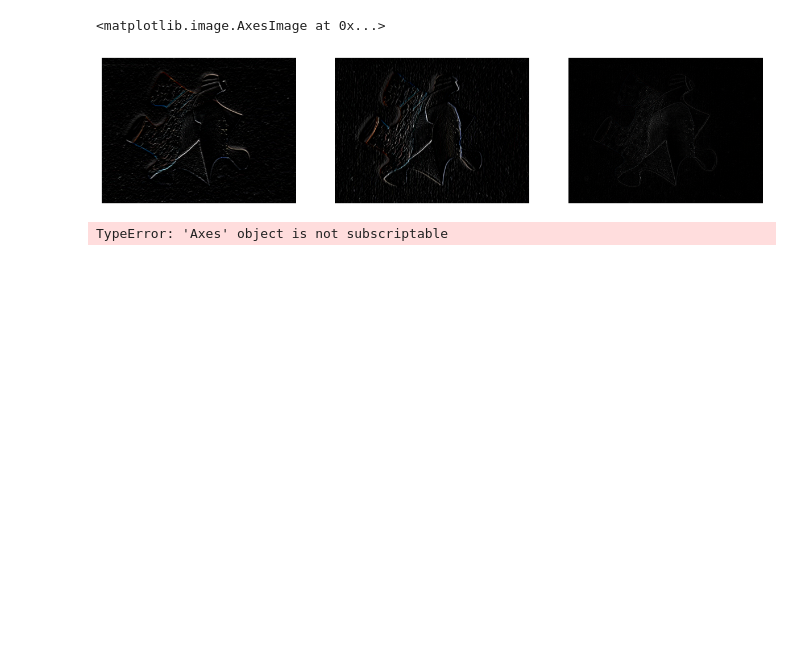
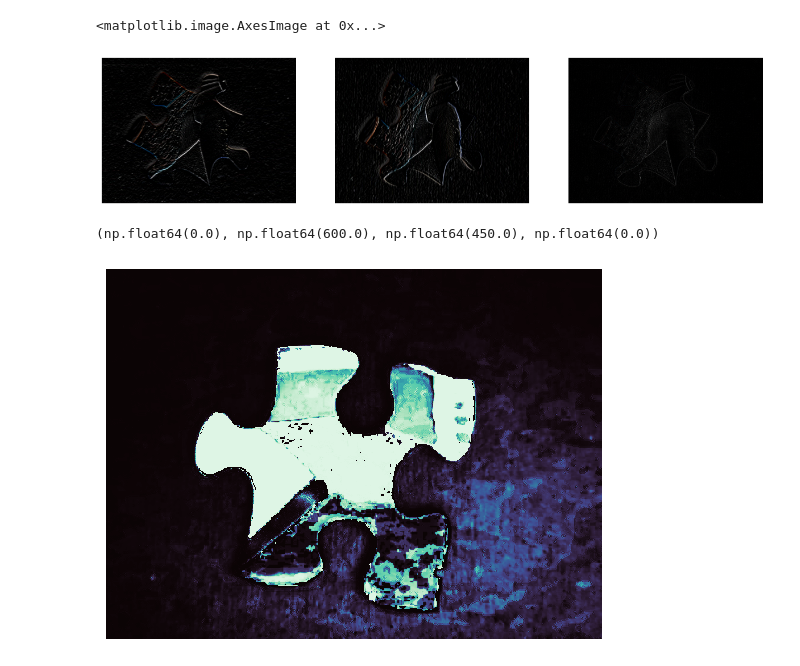
Before and after one commit to orwellian225/cv, a Jupyter notebook: lab1/main.ipynb, the cells around one changed output. Cells and saved outputs as stored; diff of their text form; code cells hidden in the pictures; blank space fills up the shorter version.

```diff
--- a/lab1/main.ipynb
+++ b/lab1/main.ipynb
@@ -558,15 +559,16 @@ def fg_classifier(prob_values, fg_threshold):
 # %%
 predicted_images = []
 classified_images = []
-test_thresholds = np.arange(0., 1., 0.05)
+test_thresholds = np.arange(0., 1., 0.2)
 image_probabilities = fg_probabilites(data[1])
 predicted_images.append(image_probabilities)
 
 for i in range(len(test_thresholds)):
     image_classes = fg_classifier(image_probabilities, test_thresholds[i])
     classified_images.append(image_classes)
 
 ax = sns.heatmap(image_probabilities, cmap="mako", cbar=False)
 ax.axis('off')
 # %% [output]
-TypeError: 'Axes' object is not subscriptable
+(np.float64(0.0), np.float64(600.0), np.float64(450.0), np.float64(0.0))
+[figure, added]
```
Also changed, not shown: parts of 7 cells of this notebook.
